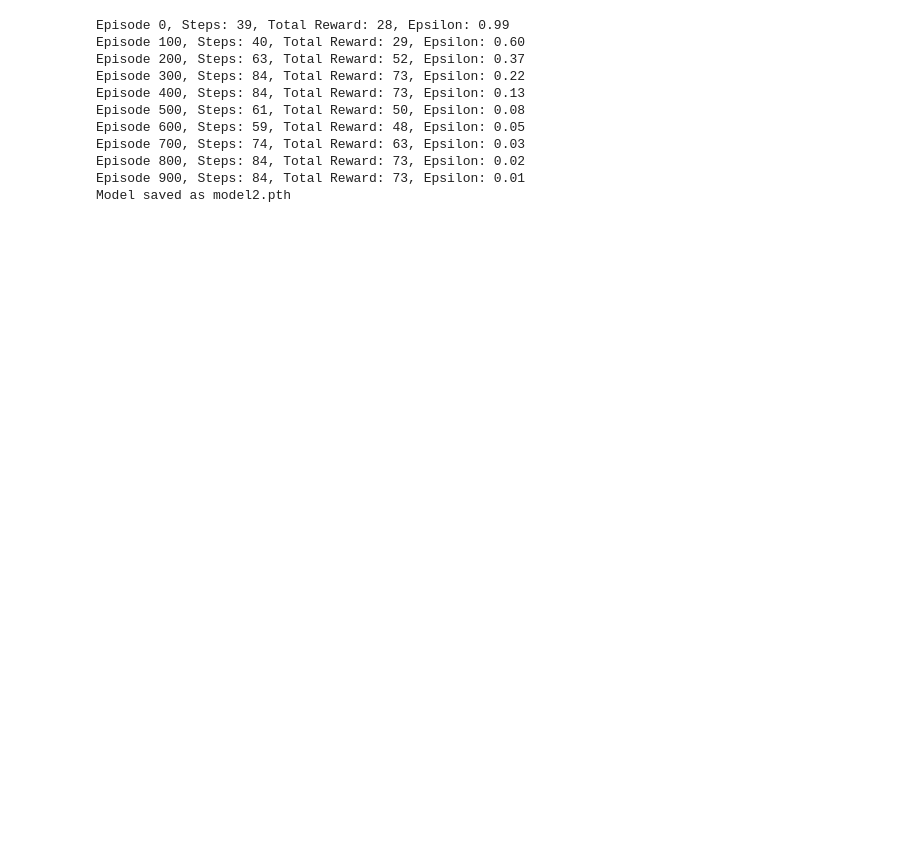
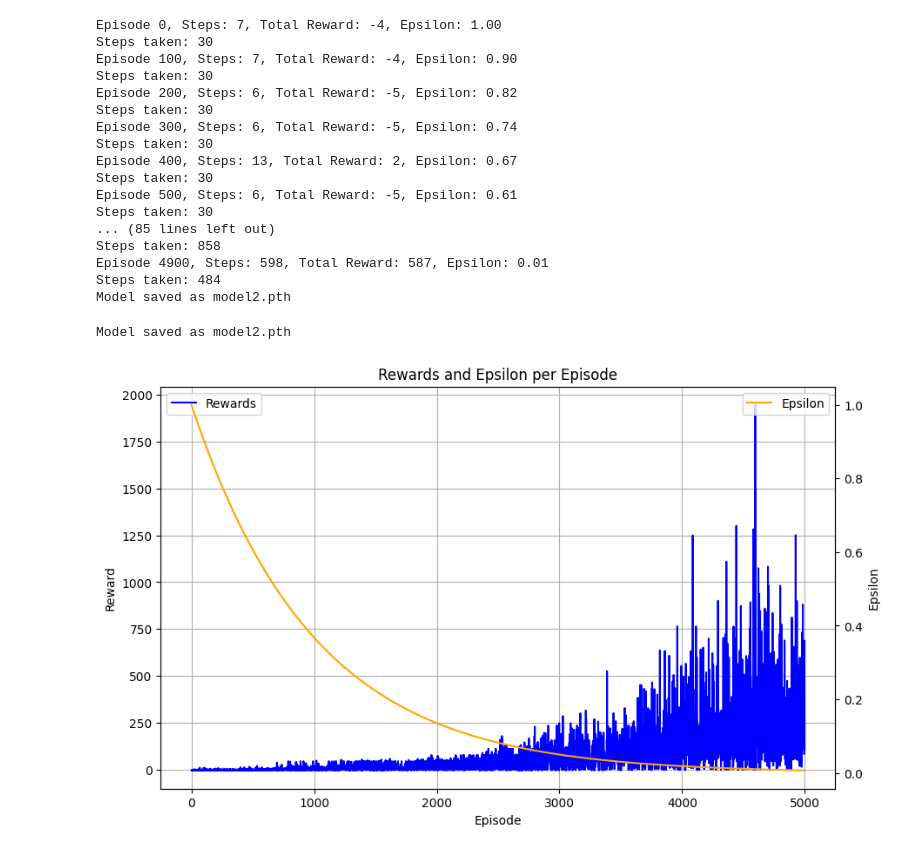
Before and after one commit to gmoyer/flappy-bird-dqn, a Jupyter notebook: train.ipynb, the cells around one changed output. Cells and saved outputs as stored; diff of their text form; code cells hidden in the pictures; blank space fills up the shorter version.

```diff
--- a/train.ipynb
+++ b/train.ipynb
@@ -12,9 +9,9 @@ Hello from the pygame community. https://www.pygame.org/contribute.html
 # %%
-BATCH_SIZE = 128
-GAMMA = 0.99
+BATCH_SIZE = 256
+GAMMA = 0.999
 TAU = 0.005
-LR = 1e-4
-EPS_DECAY = 0.995
+LR = 0.0001
+EPS_DECAY = 0.999
 # %%
 env = Environment()
 state = env.reset()
@@ -25,5 +47,6 @@ agent = Agent(n_observations, n_actions, batch_size=BATCH_SIZE, epsilon_decay=EP
 # %%
-num_episodes = 1000
+num_episodes = 5000
+rewards = []
 
 for episode in range(num_episodes):
     state = env.reset()
@@ -44,43 +67,64 @@ for episode in range(num_episodes):
         agent.updateTargetNetwork()
 
         steps += 1
-        if steps > 1000:
+        if steps > 2000:
             break
 
     agent.decayEpsilon()
+    rewards.append(total_reward)
 
     if episode % 100 == 0:
         print(f"Episode {episode}, Steps: {steps}, Total Reward: {total_reward}, Epsilon: {agent.epsilon:.2f}")
+        torch.save(agent.target_net.state_dict(), "model2.pth")
+        record_agent()
 
 torch.save(agent.target_net.state_dict(), "model2.pth")
 print("Model saved as model2.pth")
 # %% [output]
-Episode 0, Steps: 39, Total Reward: 28, Epsilon: 0.99
-Episode 100, Steps: 40, Total Reward: 29, Epsilon: 0.60
-Episode 200, Steps: 63, Total Reward: 52, Epsilon: 0.37
-Episode 300, Steps: 84, Total Reward: 73, Epsilon: 0.22
-Episode 400, Steps: 84, Total Reward: 73, Epsilon: 0.13
-Episode 500, Steps: 61, Total Reward: 50, Epsilon: 0.08
-Episode 600, Steps: 59, Total Reward: 48, Epsilon: 0.05
-Episode 700, Steps: 74, Total Reward: 63, Epsilon: 0.03
-Episode 800, Steps: 84, Total Reward: 73, Epsilon: 0.02
-Episode 900, Steps: 84, Total Reward: 73, Epsilon: 0.01
+Episode 0, Steps: 7, Total Reward: -4, Epsilon: 1.00
+Steps taken: 30
+Episode 100, Steps: 7, Total Reward: -4, Epsilon: 0.90
+Steps taken: 30
+Episode 200, Steps: 6, Total Reward: -5, Epsilon: 0.82
+Steps taken: 30
+Episode 300, Steps: 6, Total Reward: -5, Epsilon: 0.74
+Steps taken: 30
+Episode 400, Steps: 13, Total Reward: 2, Epsilon: 0.67
+Steps taken: 30
+Episode 500, Steps: 6, Total Reward: -5, Epsilon: 0.61
+Steps taken: 30
+... (85 lines left out)
+Steps taken: 858
+Episode 4900, Steps: 598, Total Reward: 587, Epsilon: 0.01
+Steps taken: 484
 Model saved as model2.pth
+# %%
+torch.save(agent.target_net.state_dict(), "model2.pth")
+print("Model saved as model2.pth")
+# %% [output]
+Model saved as model2.pth
 # %%
-model = DQN(n_observations, n_actions)
-model.load_state_dict(torch.load("model1.pth"))
+import matplotlib.pyplot as plt
 
-test_env = Environment(renderGame=True)
-state = test_env.reset()
+# Calculate epsilon values for each episode
+epsilon_values = [max(1 * (EPS_DECAY ** episode), 0.1) for episode in range(num_episodes)]
 
-done = False
+plt.figure(figsize=(10, 6))
 
-while not done:
-    action = model.action(state)
-    next_state, reward, done = test_env.step(action)
-    state = next_state
+# Plot rewards
+plt.plot(range(num_episodes), rewards, label="Rewards", color="blue")
+plt.xlabel("Episode")
+plt.ylabel("Reward")
+plt.title("Rewards and Epsilon per Episode")
+plt.legend(loc="upper left")
+plt.grid()
 
-    if not done:
-        test_env.render()
+# Add epsilon to the graph with a secondary y-axis
+ax2 = plt.gca().twinx()
+ax2.plot(range(num_episodes), epsilon_values, label="Epsilon", color="orange")
+ax2.set_ylabel("Epsilon")
+ax2.legend(loc="upper right")
 
-test_env.quit()
+plt.show()
+# %% [output]
+[figure, added]
```
Also changed, not shown: parts of 2 cells of this notebook, 11 other files.
